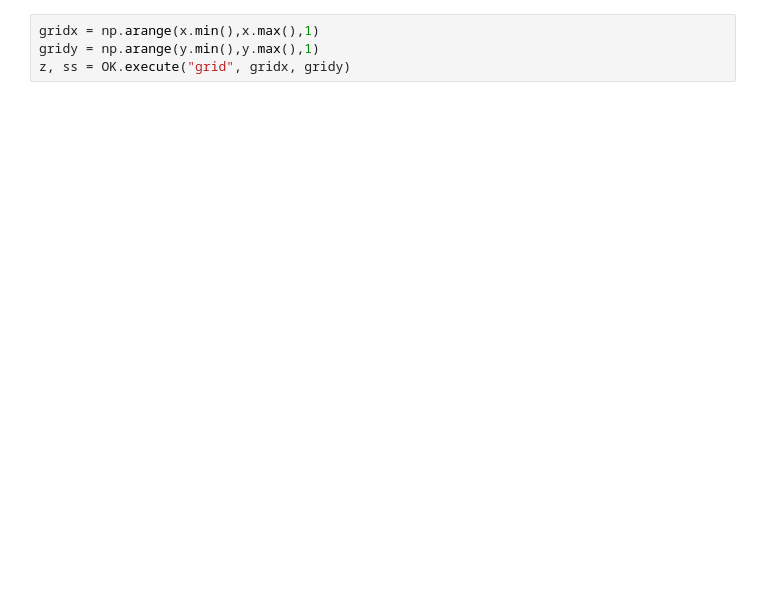
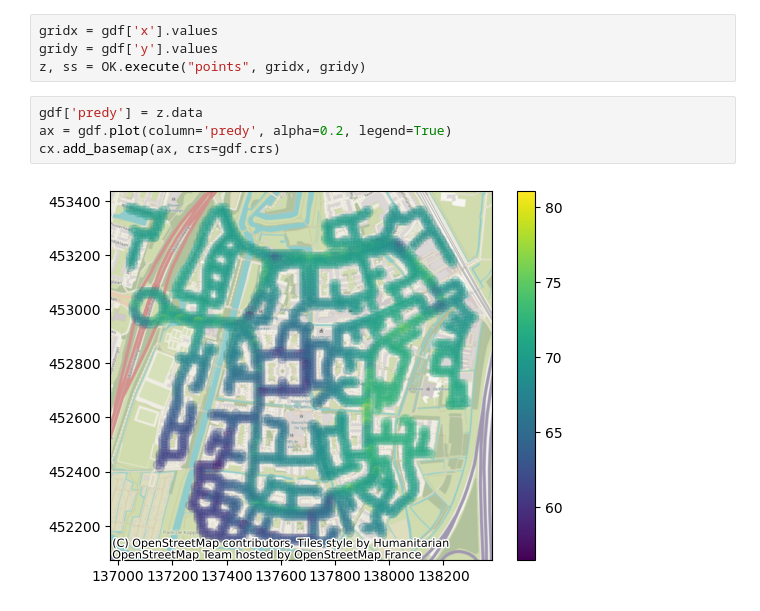
Before and after one commit to Floris-C/noise-thesis, a Jupyter notebook: method/pykrige.ipynb, the cells around one changed output. Saved outputs shown, nothing was run; the diff lists cells and outputs as text; blank space fills up the shorter version.

```diff
--- a/method/pykrige.ipynb
+++ b/method/pykrige.ipynb
@@ -28,7 +24,13 @@ x.max()
 # %%
-gridx = np.arange(x.min(),x.max(),1)
-gridy = np.arange(y.min(),y.max(),1)
-z, ss = OK.execute("grid", gridx, gridy)
+gridx = gdf['x'].values
+gridy = gdf['y'].values
+z, ss = OK.execute("points", gridx, gridy)
+# %%
+gdf['predy'] = z.data
+ax = gdf.plot(column='predy', alpha=0.2, legend=True)
+cx.add_basemap(ax, crs=gdf.crs)
+# %% [output]
+[figure, added]
 # %%
 plt.imshow(z)
 plt.show()
```
Also changed, not shown: parts of 8 cells of this notebook, 1 other file.
